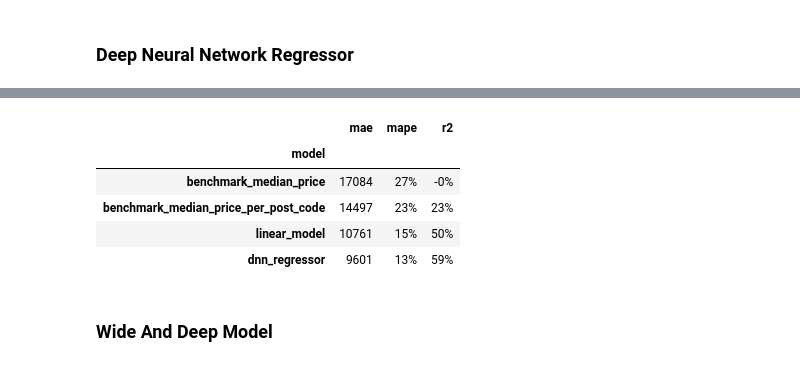
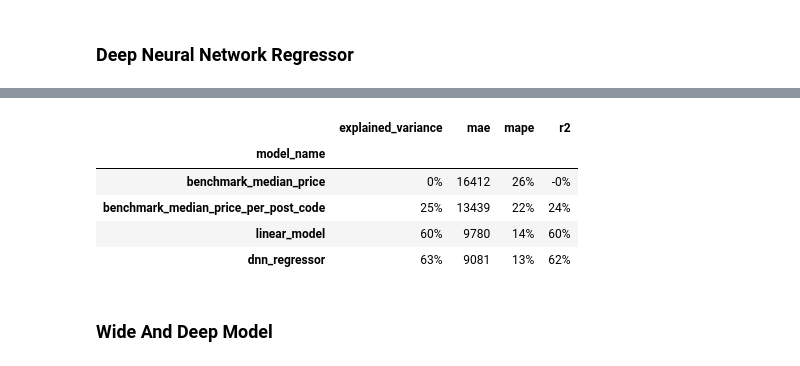
Before and after one commit to rossrco/model_house_price, a Jupyter notebook: model_prototypes.ipynb, the cells around one changed output, grey strips where cells are left out. Drawn from its saved outputs; the diff is of its cells as text; code cells hidden in the pictures.

```diff
--- a/model_prototypes.ipynb
+++ b/model_prototypes.ipynb
@@ -132,3 +152,3 @@ metrics_list.append(get_metrics(y_test, y_pred, 'benchmark_median_price_per_post
 # %%
-pd.DataFrame(metrics_list).set_index('model').style.format(style_format)
+results.set_index('model_name').drop('model', axis=1).style.format(style_format)
 # %% [output]
@@ -200,6 +216,8 @@ grid_search.best_score_
 # %%
 y_pred = grid_search.best_estimator_.predict(X_test)
-metrics_list.append(get_metrics(y_test, y_pred, 'linear_model'))
+
+metrics_and_model = get_results(y_test, y_pred, 'linear_model', grid_search.best_estimator_)
+results = results.append(metrics_and_model, ignore_index=True)
 # %%
-pd.DataFrame(metrics_list).set_index('model').style.format(style_format)
+results.set_index('model_name').drop('model', axis=1).style.format(style_format)
 # %% [output]
@@ -288,16 +306,17 @@ plt.show()
 # %%
 y_pred = model.predict(ds_test)
 
-metrics_list.append(get_metrics(y_test, y_pred[:, 0], 'dnn_regressor'))
+metrics_and_model = get_results(y_test, y_pred[:, 0], 'dnn_regressor', model)
+results = results.append(metrics_and_model, ignore_index=True)
 # %%
-pd.DataFrame(metrics_list).set_index('model').style.format(style_format)
+results.set_index('model_name').drop('model', axis=1).style.format(style_format)
 # %% [output]
-|  | mae | mape | r2 |
-| model |  |  |  |
-| benchmark_median_price | 17084 | 27% | -0% |
-| benchmark_median_price_per_post_code | 14497 | 23% | 23% |
-| linear_model | 10761 | 15% | 50% |
-| dnn_regressor | 9601 | 13% | 59% |
+|  | explained_variance | mae | mape | r2 |
+| model_name |  |  |  |  |
+| benchmark_median_price | 0% | 16412 | 26% | -0% |
+| benchmark_median_price_per_post_code | 25% | 13439 | 22% | 24% |
+| linear_model | 60% | 9780 | 14% | 60% |
+| dnn_regressor | 63% | 9081 | 13% | 62% |
 # %% [markdown]
 ### Wide And Deep Model
 # %%
```
Also changed, not shown: parts of 29 cells of this notebook.
